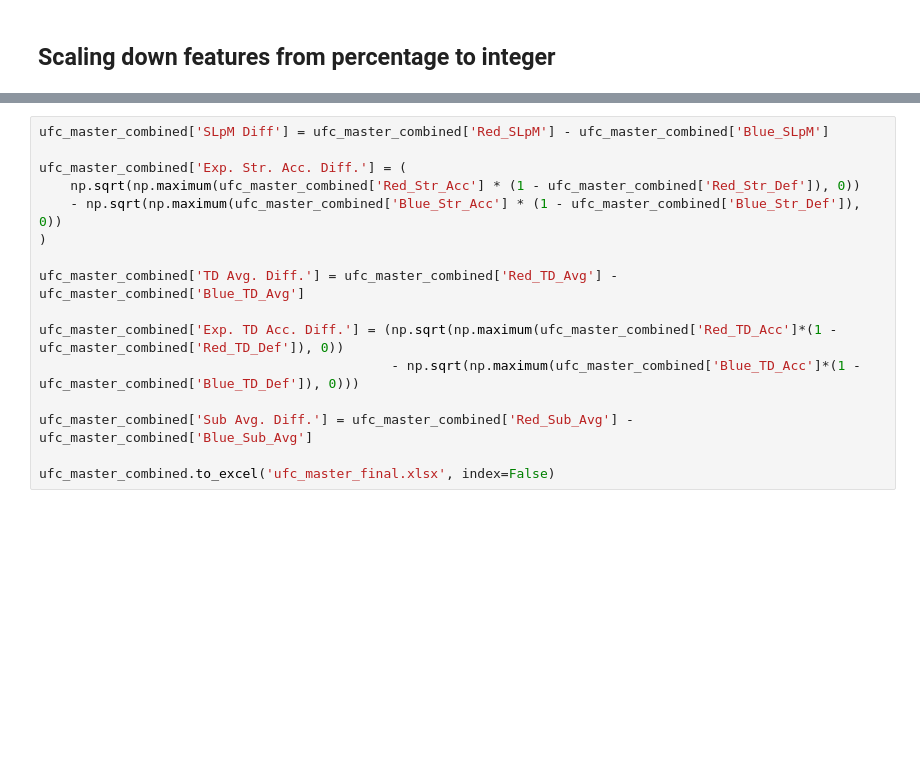
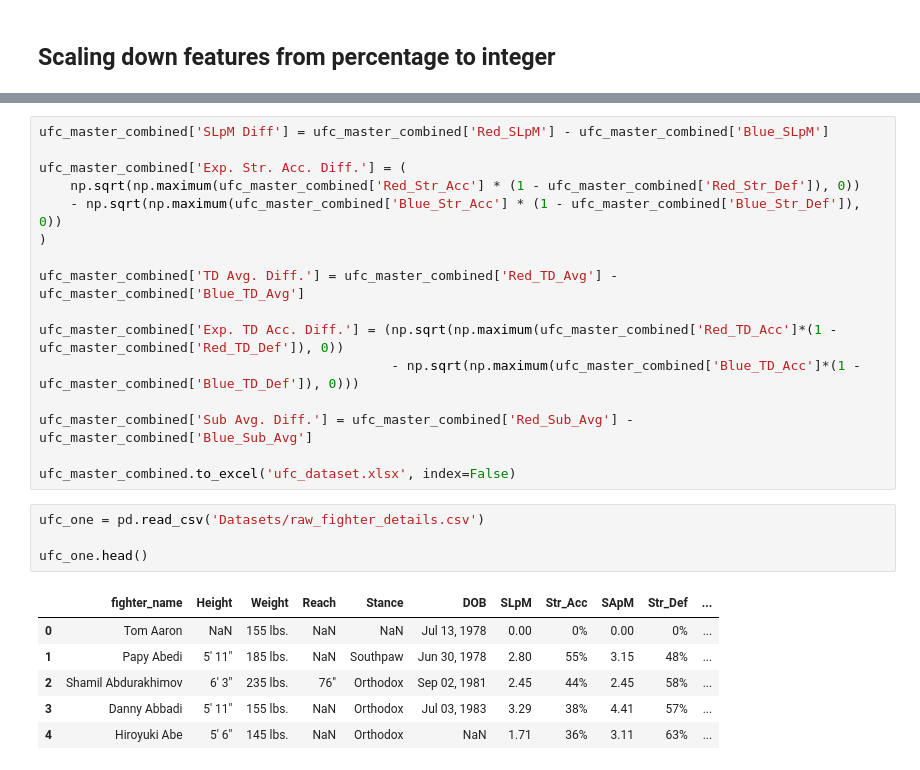
Before and after one commit to BurovDanil/MinorAI, a Jupyter notebook: PythonCR/Personal project/Dataset.ipynb, the cells around one changed output, grey strips where cells are left out. Saved outputs shown, nothing was run; the diff lists cells and outputs as text; blank space fills up the shorter version.

```diff
--- a/PythonCR/Personal project/Dataset.ipynb
+++ b/PythonCR/Personal project/Dataset.ipynb
@@ -118,4 +135,15 @@ ufc_master_combined['Exp. TD Acc. Diff.'] = (np.sqrt(np.maximum(ufc_master_combi
 
 ufc_master_combined['Sub Avg. Diff.'] = ufc_master_combined['Red_Sub_Avg'] - ufc_master_combined['Blue_Sub_Avg']
 
-ufc_master_combined.to_excel('ufc_master_final.xlsx', index=False)
+ufc_master_combined.to_excel('ufc_dataset.xlsx', index=False)
+# %%
+ufc_one = pd.read_csv('Datasets/raw_fighter_details.csv')
+
+ufc_one.head()
+# %% [output]
+|  | fighter_name | Height | Weight | Reach | Stance | DOB | SLpM | Str_Acc | SApM | Str_Def | ... |
+| 0 | Tom Aaron | NaN | 155 lbs. | NaN | NaN | Jul 13, 1978 | 0.00 | 0% | 0.00 | 0% | ... |
+| 1 | Papy Abedi | 5' 11" | 185 lbs. | NaN | Southpaw | Jun 30, 1978 | 2.80 | 55% | 3.15 | 48% | ... |
+| 2 | Shamil Abdurakhimov | 6' 3" | 235 lbs. | 76" | Orthodox | Sep 02, 1981 | 2.45 | 44% | 2.45 | 58% | ... |
+| 3 | Danny Abbadi | 5' 11" | 155 lbs. | NaN | Orthodox | Jul 03, 1983 | 3.29 | 38% | 4.41 | 57% | ... |
+| 4 | Hiroyuki Abe | 5' 6" | 145 lbs. | NaN | Orthodox | NaN | 1.71 | 36% | 3.11 | 63% | ... |
```
Also changed, not shown: parts of 2 cells of this notebook, 2 other files.
